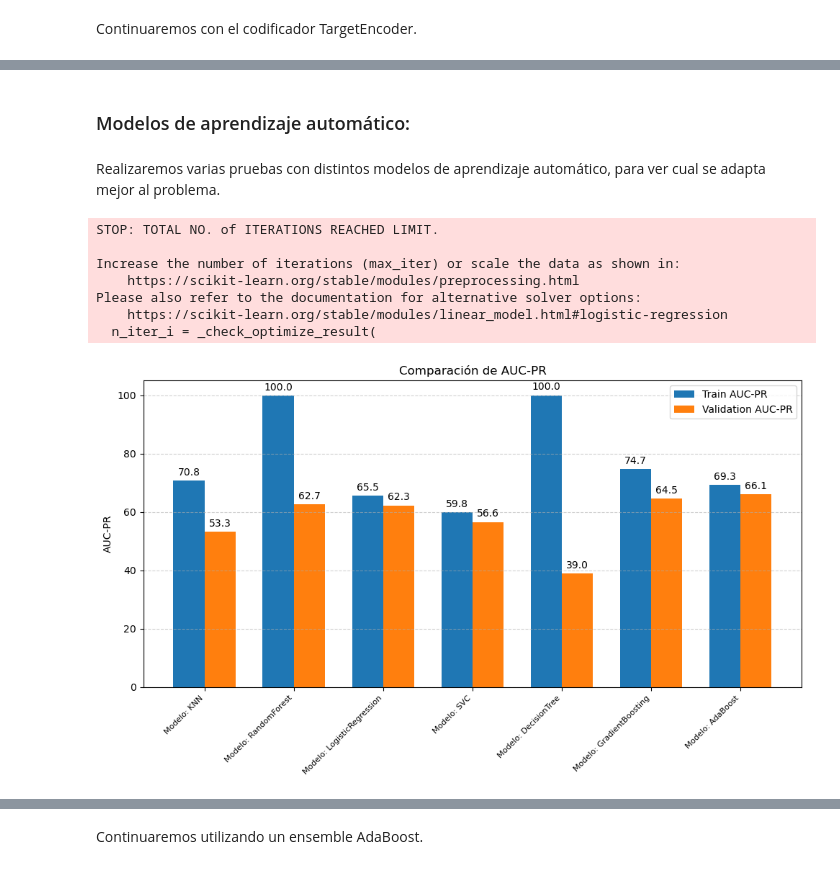
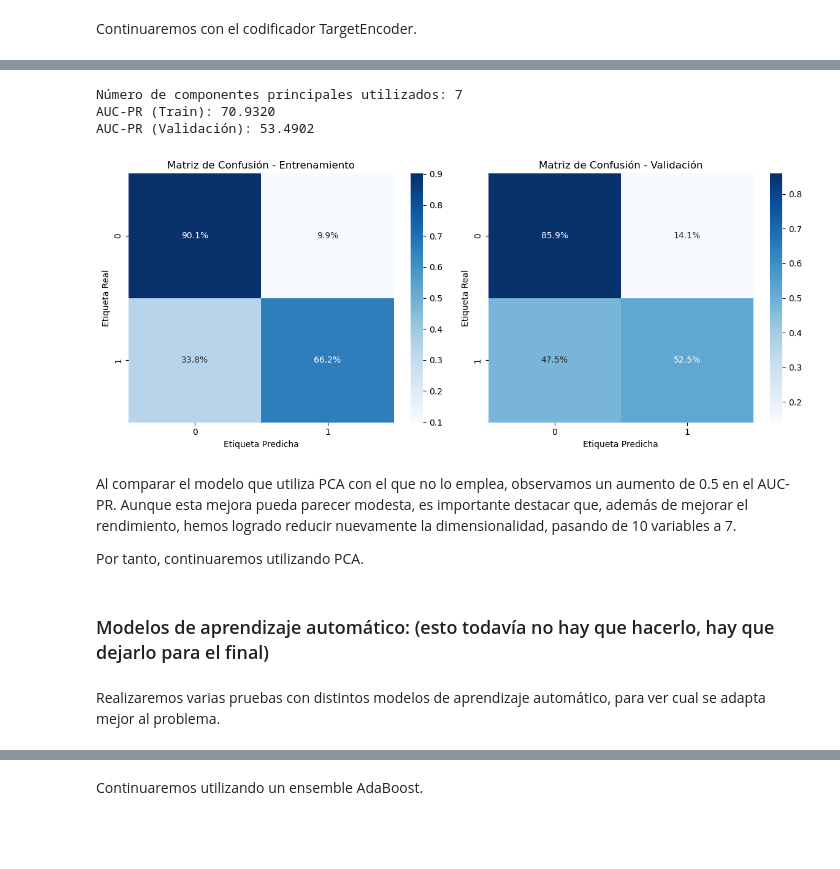
Before and after one commit to GOIH/MineriaDatos, a Jupyter notebook: analisis.ipynb, the cells around one changed output, grey strips where cells are left out. Cells and saved outputs as stored; diff of their text form; code cells hidden in the pictures; blank space fills up the shorter version.

```diff
--- a/analisis.ipynb
+++ b/analisis.ipynb
@@ -816,5 +1058,31 @@ Continuaremos con el codificador TargetEncoder.
+# %%
+# Definimos los pasos de la pipeline
+steps = [('preprocessor', preprocessor),
+         ('selector', SelectKBest(score_func=f_classif, k=10)),
+         ('scaler', StandardScaler()),
+         ('pca', PCA(n_components=0.95)),
+         ('clf', clf_base)]
+# Creamos el modelo
+modelo = Pipeline(steps)
+# Entrenamos y evaluamos el modelo
+
+train_auc_pr, val_auc_pr, cm_train, cm_val = obtener_resultados(modelo, X_train, y_train, X_val, y_val)
+# Mostramos los resultados
+# Acceder al número de componentes principales
+num_componentes = modelo.named_steps['pca'].n_components_
+print(f"Número de componentes principales utilizados: {num_componentes}")
+mostrar_resultados(train_auc_pr, val_auc_pr, cm_train, cm_val)
+# %% [output]
+Número de componentes principales utilizados: 7
+AUC-PR (Train): 70.9320
+AUC-PR (Validación): 53.4902
+[figure, added]
+# %% [markdown]
+Al comparar el modelo que utiliza PCA con el que no lo emplea, observamos un aumento de 0.5 en el AUC-PR. Aunque esta mejora pueda parecer modesta, es importante destacar que, además de mejorar el rendimiento, hemos logrado reducir nuevamente la dimensionalidad, pasando de 10 variables a 7.
+
+Por tanto, continuaremos utilizando PCA.
 # %% [markdown]
-### Modelos de aprendizaje automático:
+### Modelos de aprendizaje automático: (esto todavía no hay que hacerlo, hay que dejarlo para el final)
 # %% [markdown]
 Realizaremos varias pruebas con distintos modelos de aprendizaje automático, para ver cual se adapta mejor al problema.
 # %%
@@ -832,36 +1100,14 @@ modelos = [
 resultados = []
 
 for nombre_modelo, clf in modelos:
-    # Preprocesador para variables categóricas
-    categorical_preprocessor = Pipeline(steps=[
-        ('encoder', ce.TargetEncoder())
-    ])
+    # Definimos los pasos de la pipeline
+    steps = [('preprocessor', preprocessor),
+            ('selector', SelectKBest(score_func=f_classif, k=10)),
+            ('scaler', StandardScaler()),
+            ('pca', PCA(n_components=0.95)),
+            ('clf', clf)]
 
-    # Preprocesador para variables numéricas con valores faltantes
-    nan_preprocessor = Pipeline(steps=[
-        ('imputer', SimpleImputer(strategy='mean')),
-        ('outlier_detector', OutlierDetecion_treatment_MeanStd())
-    ])
-
-    # Preprocesador para variables numéricas sin valores faltantes
-    numerical_preprocessor = Pipeline(steps=[
-        ('outlier_detector', OutlierDetecion_treatment_MeanStd())
-    ])
-
-    # ColumnTransformer que junta todos los preprocesamientos
-    preprocessor = ColumnTransformer(
-        transformers=[
-            ('categorical_preprocessor', categorical_preprocessor, variables_categoricas),
-            ('nan_preprocessor', nan_preprocessor, variables_nan),
-            ('numerical_preprocessor', numerical_preprocessor, variables_numericas_correctas)
-        ]
-    )
-
-    # Pipeline completo con el modelo
-    modelo = Pipeline([
-        ('preprocessor', preprocessor),
-        ('clf', clf)
-    ])
+    modelo = Pipeline(steps)
 
     # Ejecutamos evaluación
     train_auc_pr, val_auc_pr, cm_train, cm_val = obtener_resultados(modelo, X_train, y_train, X_val, y_val)
@@ -873,15 +1119,3 @@ for nombre_modelo, clf in modelos:
     }
 
     resultados.append(resultado)
-# %% [output]
-STOP: TOTAL NO. of ITERATIONS REACHED LIMIT.
-
-Increase the number of iterations (max_iter) or scale the data as shown in:
-    https://scikit-learn.org/stable/modules/preprocessing.html
-Please also refer to the documentation for alternative solver options:
-    https://scikit-learn.org/stable/modules/linear_model.html#logistic-regression
-  n_iter_i = _check_optimize_result(
-# %%
-comparar_resultados(resultados)
-# %% [output]
-[figure, removed]
```
Also changed, not shown: parts of 23 cells of this notebook.
